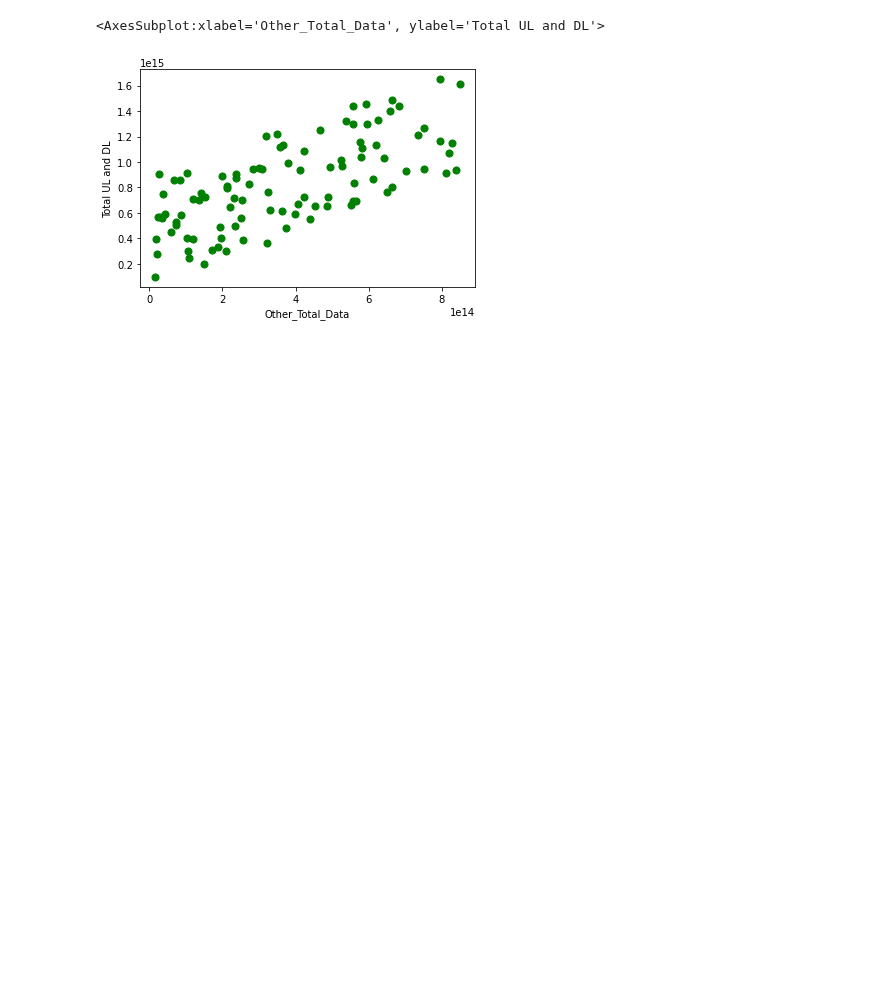
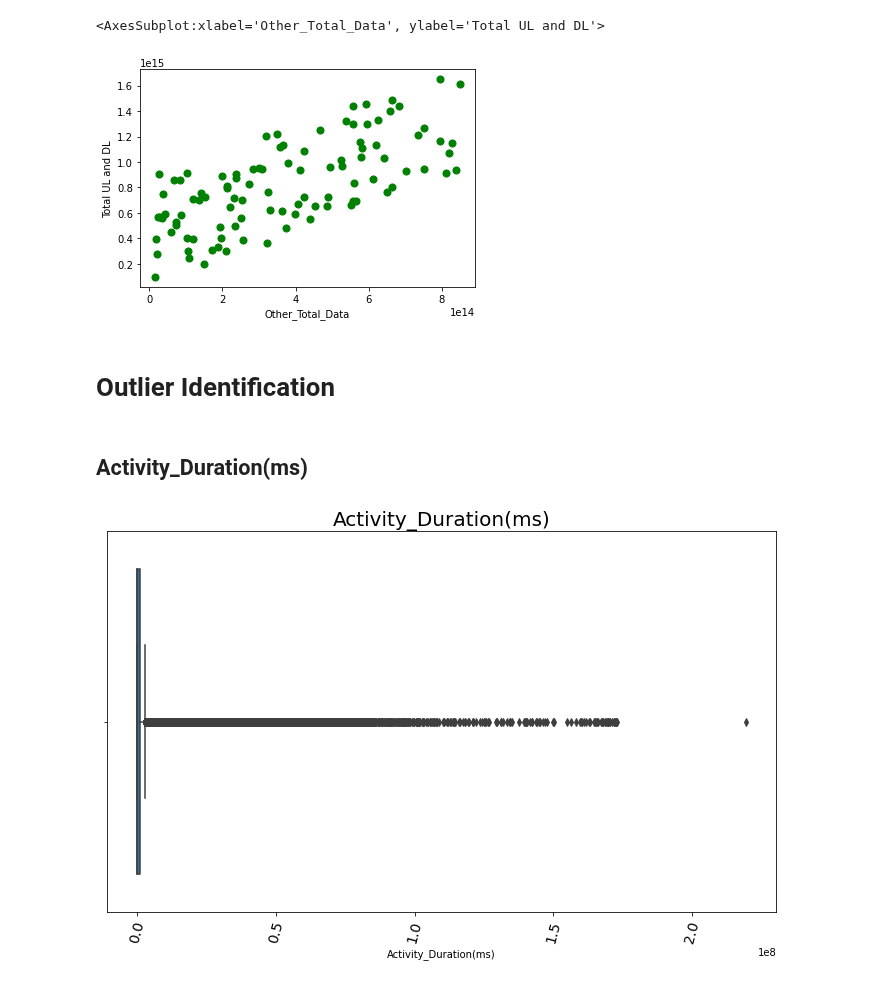
Before and after one commit to Abel-Blue/telecom-user-analytics, a Jupyter notebook: notebooks/data_exploration.ipynb, the cells around one changed output. Drawn from its saved outputs; the diff is of its cells as text; code cells hidden in the pictures; blank space fills up the shorter version.

Commit message:
detecting outliers using box plot

```diff
--- a/notebooks/data_exploration.ipynb
+++ b/notebooks/data_exploration.ipynb
@@ -328,3 +328,11 @@ df[df['Other_Total_Data'] > 1.729234e+06].sample(100).plot.scatter(x='Other_Tota
 # %% [output]
 <AxesSubplot:xlabel='Other_Total_Data', ylabel='Total UL and DL'>
 [figure]
+# %% [markdown]
+# Outlier Identification
+# %% [markdown]
+## Activity_Duration(ms)
+# %%
+exploration.plot_box(df,'Activity_Duration(ms)' ,'Activity_Duration(ms)')
+# %% [output]
+[figure, added]
```
Also changed, not shown: parts of 26 cells of this notebook.
